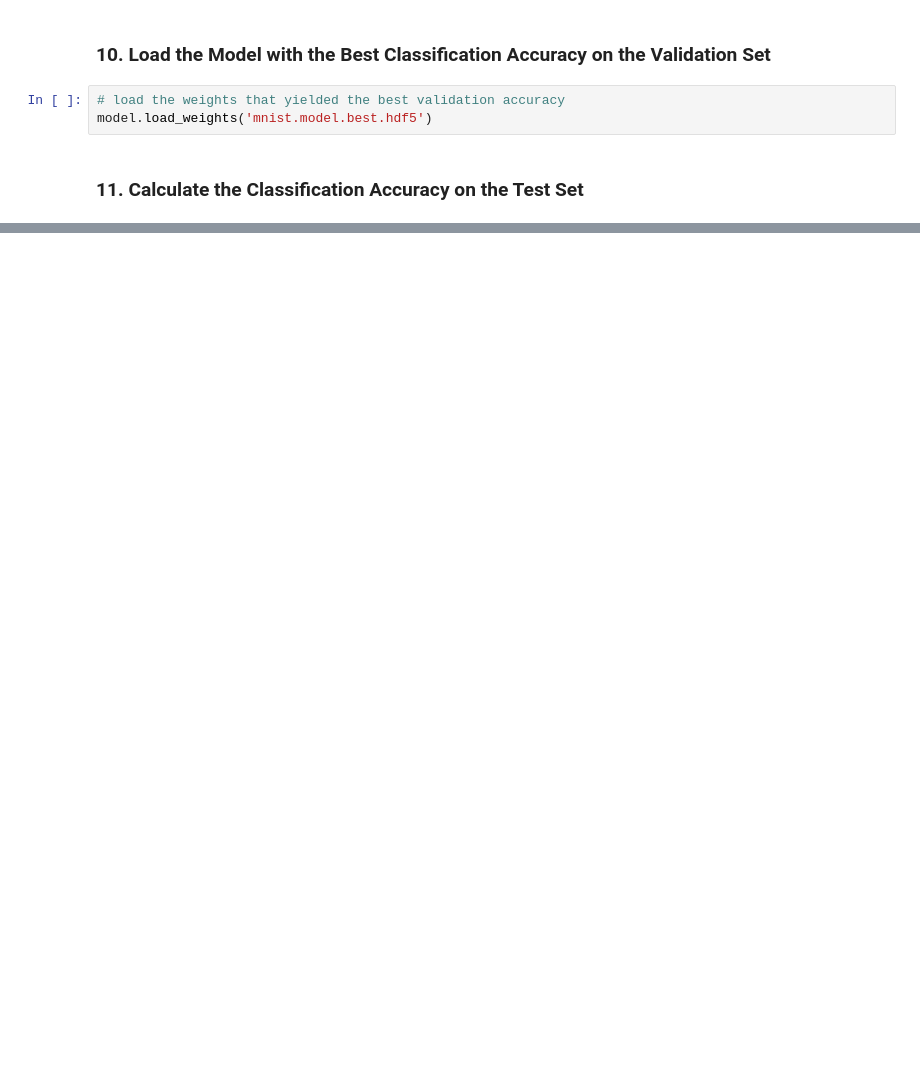
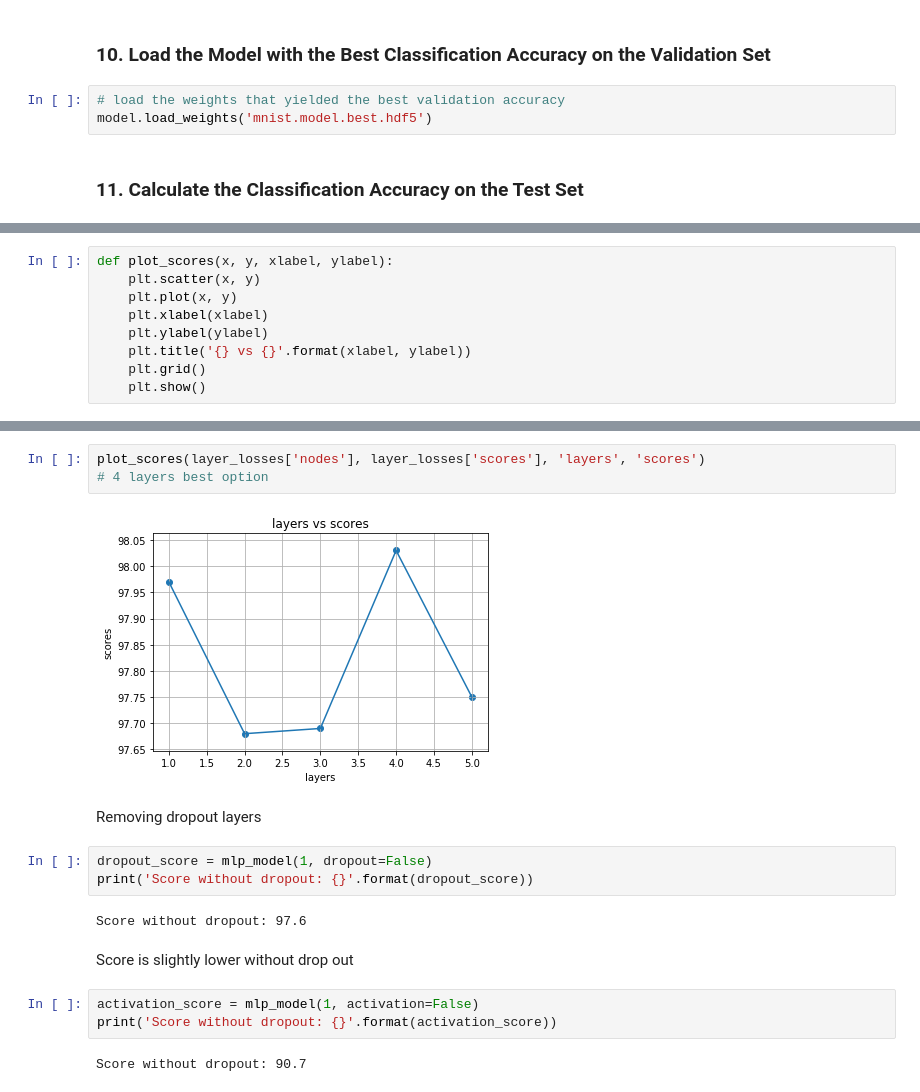
Before and after one commit to ksooklall/Artificial-Intelligence, a Jupyter notebook: Term_2/aind2-cnn/mnist-mlp/mnist_mlp.ipynb, the cells around one changed output, grey strips where cells are left out. Cells and saved outputs as stored; diff of their text form; blank space fills up the shorter version.

```diff
--- a/Term_2/aind2-cnn/mnist-mlp/mnist_mlp.ipynb
+++ b/Term_2/aind2-cnn/mnist-mlp/mnist_mlp.ipynb
@@ -194,0 +248,9 @@ Test accuracy: 98.2100%
+# %%
+def plot_scores(x, y, xlabel, ylabel):
+    plt.scatter(x, y)
+    plt.plot(x, y)
+    plt.xlabel(xlabel)
+    plt.ylabel(ylabel)
+    plt.title('{} vs {}'.format(xlabel, ylabel))
+    plt.grid()
+    plt.show()
@@ -194,0 +268,19 @@ Test accuracy: 98.2100%
+# %%
+plot_scores(layer_losses['nodes'], layer_losses['scores'], 'layers', 'scores')
+# 4 layers best option
+# %% [output]
+[figure, added]
+# %% [markdown]
+Removing dropout layers
+# %%
+dropout_score = mlp_model(1, dropout=False)
+print('Score without dropout: {}'.format(dropout_score))
+# %% [output]
+Score without dropout: 97.6
+# %% [markdown]
+Score is slightly lower without drop out
+# %%
+activation_score = mlp_model(1, activation=False)
+print('Score without dropout: {}'.format(activation_score))
+# %% [output]
+Score without dropout: 90.7
```
Also changed, not shown: parts of 18 cells of this notebook, 1 other file.
